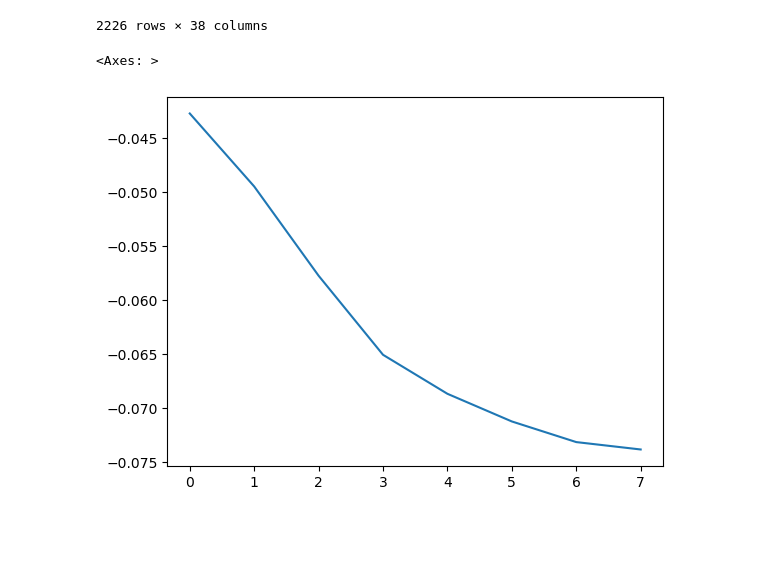
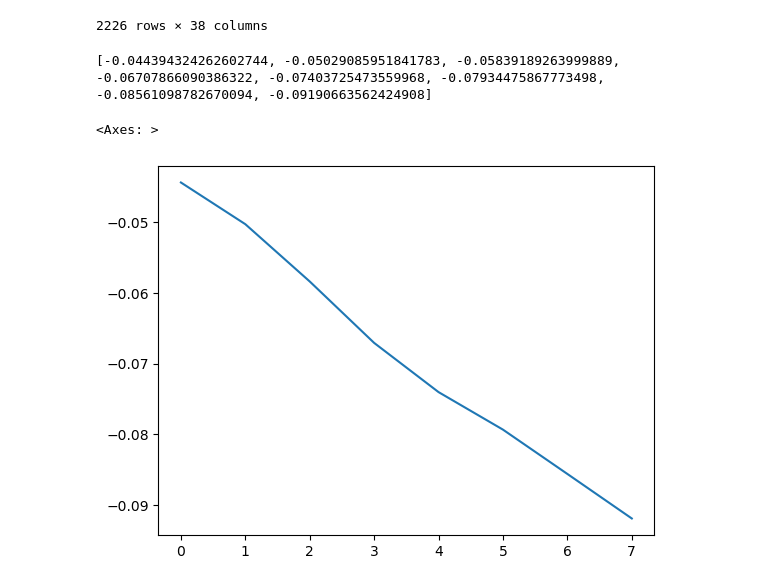
Before and after one commit to aamingaa/crypto-trade, a Jupyter notebook: strategy/fusion/hourly_pipeline.ipynb, the cells around one changed output. Cells and saved outputs as stored; diff of their text form; code cells hidden in the pictures; blank space fills up the shorter version.

```diff
--- a/strategy/fusion/hourly_pipeline.ipynb
+++ b/strategy/fusion/hourly_pipeline.ipynb
@@ -966,7 +976,7 @@ def make_interval_feature_dataset(
 
 
     # 预构建高性能上下文（一次即可）
-    ctx = _build_trades_context(trades)
+    ctx = _build_trades_context(trades, bars)
 
     # 计算每个样本的区间
     features = []
@@ -987,7 +997,7 @@ def make_interval_feature_dataset(
 
         feature_start_ts = bars.loc[start_idx, 'start_time']
         feature_end_ts = bars.loc[end_idx, 'end_time']
-        feat = _compute_interval_trade_features_fast(ctx, feature_start_ts, feature_end_ts)
+        feat = _compute_interval_trade_features_fast(ctx=ctx, start_ts=feature_start_ts, end_ts=feature_end_ts, bars=bars, start_idx=start_idx, end_idx=end_idx)
         print(idx)
         idx = idx + 1
         feat['bar_id'] = bar_id
@@ -1189,6 +1199,16 @@ def rolling_z_score(series, window=30):
     mean_ = ta.MA(series,window)
     std_ = ta.STDDEV(series,window)
     return (series - mean_) / std_
+
+def _robust_zscore(series: pd.Series, rolling_window = 30) -> pd.Series:
+    """基于中位数与MAD的稳健z分数（避免极端值影响）。"""
+    x = pd.to_numeric(series, errors='coerce')
+    eps = 1e-9
+
+    w = int(rolling_window)
+    med_roll = x.rolling(window=w).median()
+    mad_roll = (x - med_roll).abs().rolling(window=w).median()
+    return 0.6745 * (x - med_roll) / (mad_roll + eps)
 # %%
 X2_y_pd
 # %% [output]
@@ -1207,26 +1227,31 @@ X2_y_pd
 | 2255 | 0.786887 | 0.100000 | 26302.502377 | 2025-06-10 21:28:59.023 | 2025-06-10 22:46:02.562 | ... |
 2226 rows × 38 columns
 # %%
-large_tail_dollar_share_winsorize = winsorize_single_factor(X2_y_pd.large_tail_dollar_share)
+factor_name = 'large_tail_trade_share'
 
-large_tail_dollar_share_winsorize_zscore = rolling_z_score(large_tail_dollar_share_winsorize)
+def build_factor_corr(factor_name):
+    winsorize_value = winsorize_single_factor(X2_y_pd[f'{factor_name}'])
+    factor_robust_zscore = _robust_zscore(winsorize_value)
 
-# large_tail_dollar_share_winsorize_zscore.hist(bins=100)
+    corr_list = []
+    for horizon in horizon_bars:
+        corr_list.append(factor_robust_zscore.corr(X2_y_pd[f'log_return_{horizon}']))
+    return factor_robust_zscore, corr_list
 
-corr_list = []
-for horizon in horizon_bars:
-    corr_list.append(large_tail_dollar_share_winsorize_zscore.corr(X2_y_pd[f'log_return_{horizon}']))
+factor_robust_zscore, corr_list = build_factor_corr(factor_name)
 
-corr_list
+print(corr_list)
 
 pd.Series(corr_list).plot()
 
+# factor_robust_zscore.hist(bins=100)
 
 # log_return_corr = pd.concat(corr_list)
 
 # print(log_return_corr)
 
 # log_return_corr.plot()
 # %% [output]
-<Axes: >
+[-0.044394324262602744, -0.05029085951841783, -0.05839189263999889, -0.06707866090386322, -0.07403725473559968, -0.07934475867773498, -0.08561098782670094, -0.09190663562424908]
+<Axes: >
-[figure, old version]
+[figure, new version]
```
Also changed, not shown: parts of 13 cells of this notebook, 1 other file.
